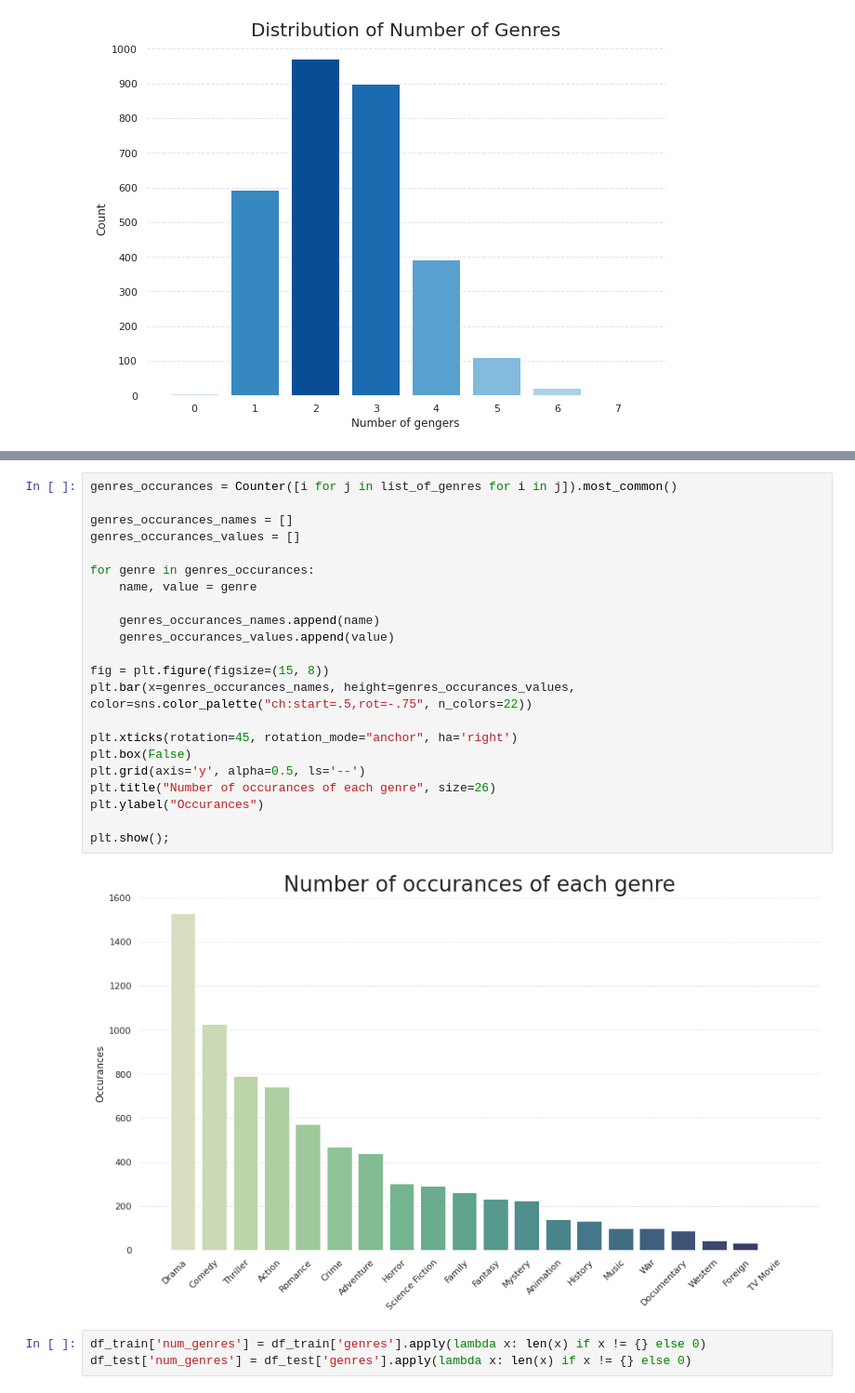
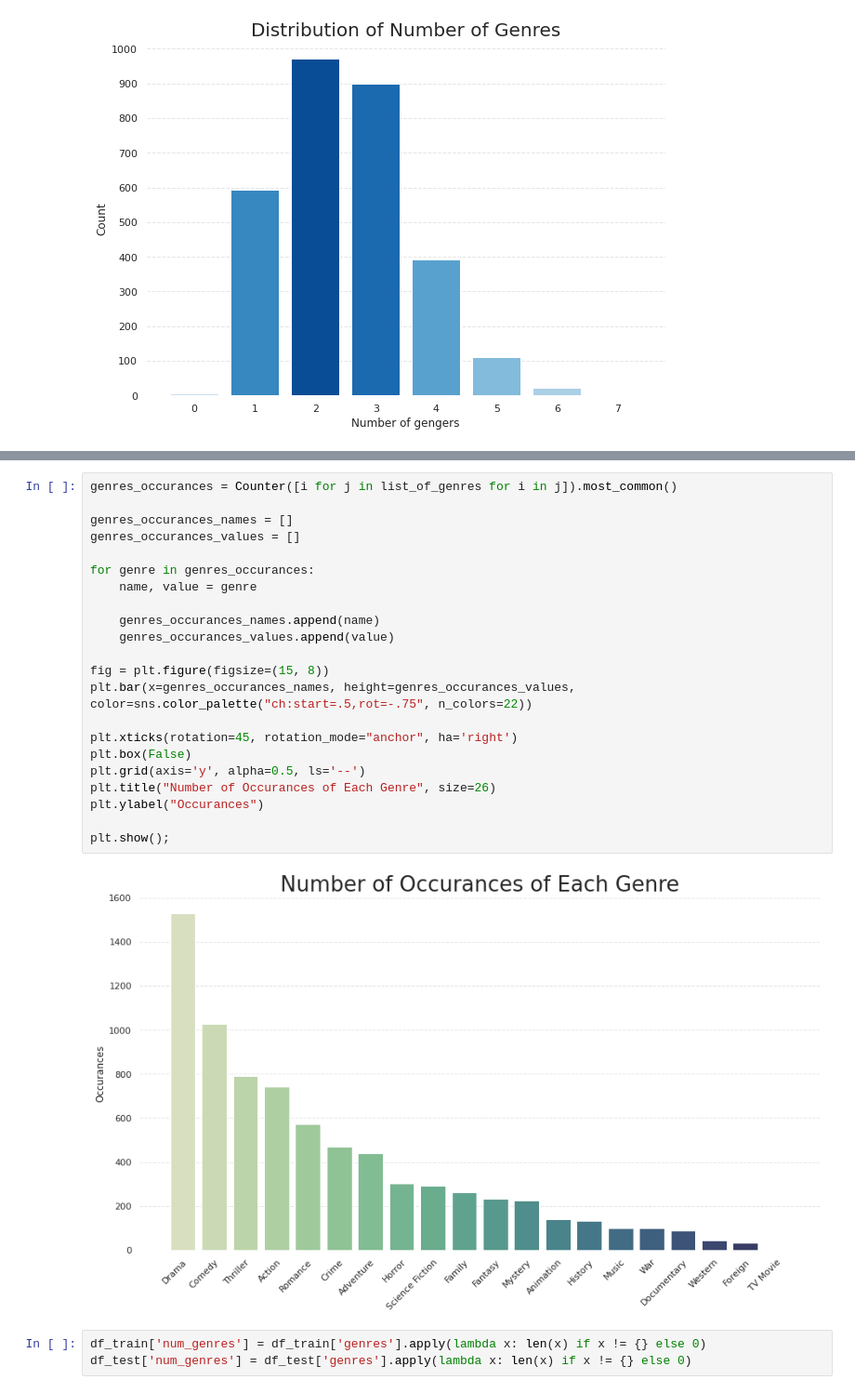
Before and after one commit to pedrohortencio/kaggle-competitions, a Jupyter notebook: TMDB/TMDB.ipynb, the cells around one changed output, grey strips where cells are left out. Shown at 93% size. Cells and saved outputs as stored; diff of their text form.

```diff
--- a/TMDB/TMDB.ipynb
+++ b/TMDB/TMDB.ipynb
@@ -213,27 +195,27 @@ plt.show();
 # %%
 genres_occurances = Counter([i for j in list_of_genres for i in j]).most_common()
 
 genres_occurances_names = []
 genres_occurances_values = []
 
 for genre in genres_occurances:
     name, value = genre
 
     genres_occurances_names.append(name)
     genres_occurances_values.append(value)
 
 fig = plt.figure(figsize=(15, 8))
 plt.bar(x=genres_occurances_names, height=genres_occurances_values, color=sns.color_palette("ch:start=.5,rot=-.75", n_colors=22))
 
 plt.xticks(rotation=45, rotation_mode="anchor", ha='right')
 plt.box(False)
 plt.grid(axis='y', alpha=0.5, ls='--')
-plt.title("Number of occurances of each genre", size=26)
+plt.title("Number of Occurances of Each Genre", size=26)
 plt.ylabel("Occurances")
 
 plt.show();
 # %% [output]
-[figure, old version]
+[figure, new version]
 # %%
 df_train['num_genres'] = df_train['genres'].apply(lambda x: len(x) if x != {} else 0)
 df_test['num_genres'] = df_test['genres'].apply(lambda x: len(x) if x != {} else 0)
```
Also changed, not shown: parts of 32 cells of this notebook.
